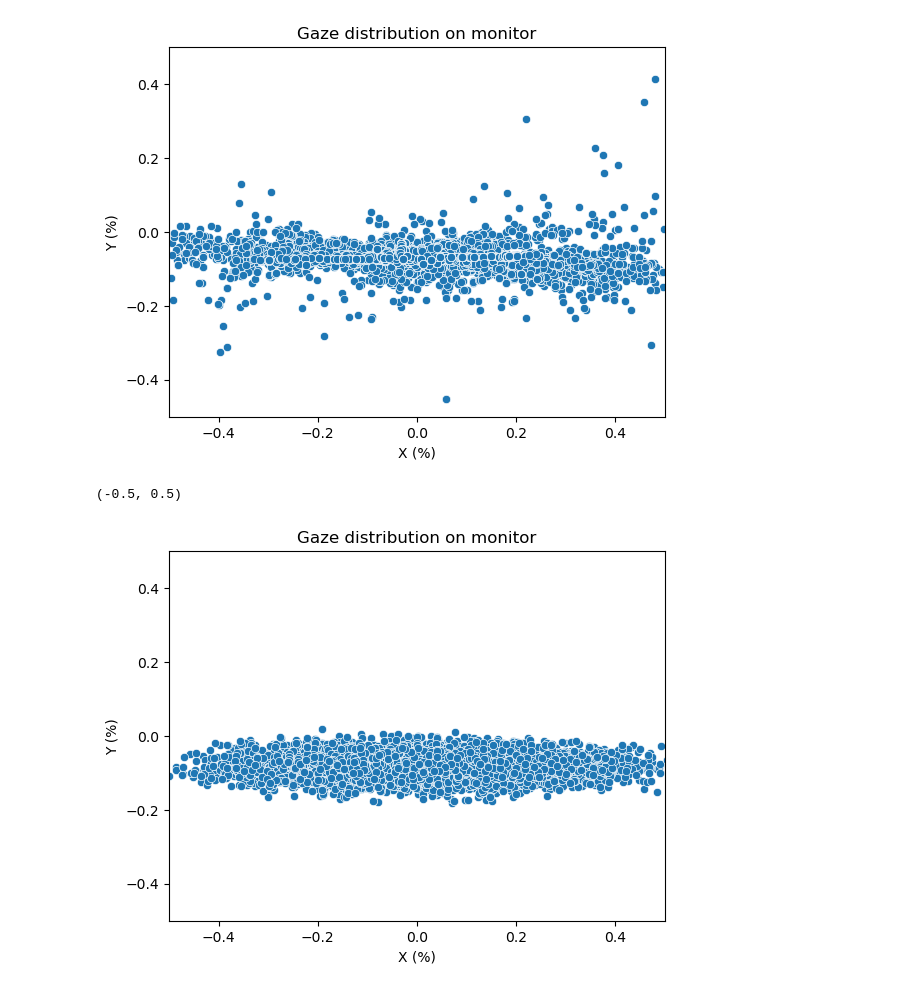
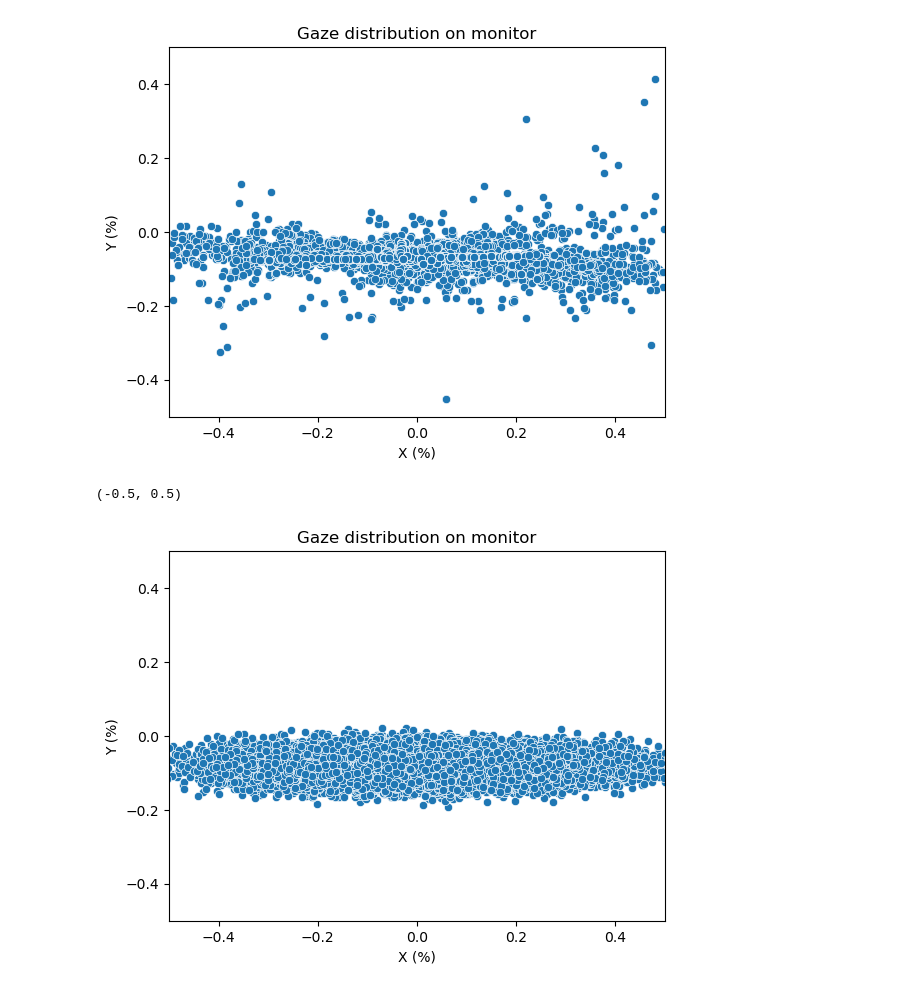
Before and after one commit to jerrymhuang/DreamDrone, a Jupyter notebook: FinalProject/gaze_stan.ipynb, the cells around one changed output. Cells and saved outputs as stored; diff of their text form; code cells hidden in the pictures.

```diff
--- a/FinalProject/gaze_stan.ipynb
+++ b/FinalProject/gaze_stan.ipynb
@@ -182,4 +177,4 @@ Warning in '/tmp/httpstan_tdoymgdf/model_3d2donqq.stan', line 37, column 4: Para
 # %%
-gaze_fit = gaze_model.sample(num_chains=2, num_warmup=500, num_samples=500)
+gaze_fit = gaze_model.sample(num_chains=4, num_warmup=1000, num_samples=2000)
 # %% [output]
 Sampling:   0%
@@ -236,7 +220,7 @@ plt.tight_layout()
 Finally, grab the predicted gaze data and compare it to actual gaze data.
 # %%
 results = gaze_fit.to_frame()
-start = results.shape[1] - train_set.shape[0] * 2
+start = (results.shape[1] - train_set.shape[0] * 2)
 results = results.iloc[:, start:]
 # %%
 results.shape
@@ -278,12 +262,12 @@ ax.set_ylim(-0.5, 0.5)
 [figure]
 # %%
 fig, ax = plt.subplots()
-sns.scatterplot(x=results.iloc[1:100,100:200].values.flatten(), y=results.iloc[1:100,10000:10100].values.flatten())
+sns.scatterplot(x=results.iloc[1:100,100:500].values.flatten(), y=results.iloc[1:100,9700:10100].values.flatten())
 plt.title("Gaze distribution on monitor")
 plt.xlabel("X (%)")
 plt.ylabel("Y (%)")
 ax.set_xlim(-0.5, 0.5)
 ax.set_ylim(-0.5, 0.5)
 # %% [output]
 (-0.5, 0.5)
-[figure, old version]
+[figure, new version]
```
Also changed, not shown: parts of 11 cells of this notebook.
